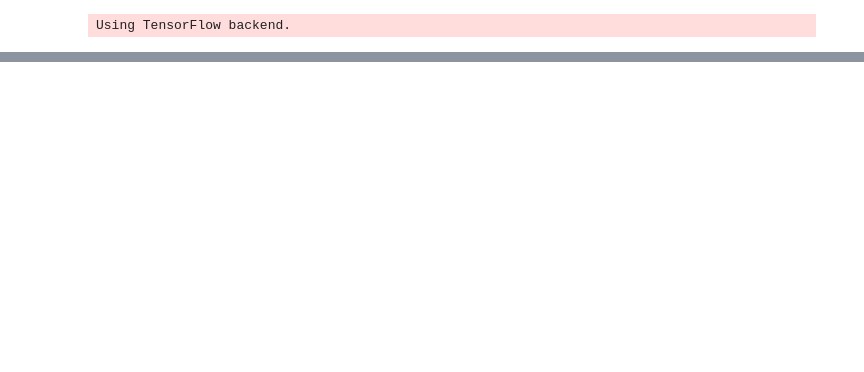
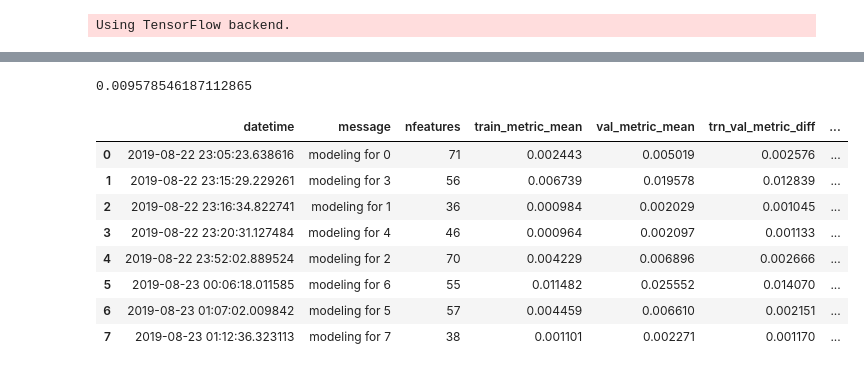
Before and after one commit to arhow/MolecularProperties, a Jupyter notebook: molecularproperties/select_features/process-queue-oof-scalar_coupling_constant3.ipynb, the cells around one changed output, grey strips where cells are left out. Saved outputs shown, nothing was run; the diff lists cells and outputs as text; code cells hidden in the pictures; blank space fills up the shorter version.

Commit message:
no message

```diff
--- a/molecularproperties/select_features/process-queue-oof-scalar_coupling_constant3.ipynb
+++ b/molecularproperties/select_features/process-queue-oof-scalar_coupling_constant3.ipynb
@@ -500,0 +202,6 @@ init 5 -1.236895026643203 -1.8522039705242035
+# %%
+#'scalar_coupling_constant', 'fc', 'sd','pso','dso'
+
+df_train = pd.merge(df_train2[['index', 'type', 'group', 'scalar_coupling_constant', 'fc', 'sd','pso','dso']+all_cols], df_train, how='left', on='index')
+df_train['y'] = df_train2['scalar_coupling_constant']
+df_test = pd.merge(df_test2[['index', 'type', 'group']+all_cols], df_test, how='left', on='index')
@@ -500,0 +220,28 @@ init 5 -1.236895026643203 -1.8522039705242035
+# %%
+oof_cols = ['oof_dso', 'oof_fc', 'oof_pso', 'oof_scalar_coupling_constant', 'oof_sd']
+# %%
+type_columns = [oof_cols+['tertiary_angle_0', 'inv_dist1R', 'd_4_3', 'yukawa_H.y', 'mulliken_atom_0', 'dist_to_type_mean', 'dist_O_0_x', 'atom_1_n_bonds', 'dist_to_type_1_mean', 'atom_1_bond_lengths_mean', 'dist_xyz', 'dist_C_0_y', 'd_3_2', 'atom_index_1_ hybridization', 'atom_index_1_cycle_size_mean', 'dist_O_0_y', 'eem_1', 'inv_distPE', 'd_4_2', 'inv_distPR', 'dist_no_bond_min_y', 'dist_H_2_x', 'dist_H_1_x', 'tertiary_distance_2', 'dist_C_3_x', 'dist_O_1_x', 'atom_1_bond_lengths_std', 'dist_C_2_y', 'dist_C_2_x', 'mulliken_atom_1', 'cos_center1', 'dist_O_1_y', 'tertiary_angle_3', 'dist_H_2_y', 'dist_N_0_y', 'dist_C_1_y', 'inv_dist1E', 'distance_y', 'tertiary_angle_2', 'dist_N_0_x', 'd_2_1', 'molecule_atom_index_0_dist_max_div', 'adC1', 'adN1', 'd_4_0', 'dist_C_3_y', 'atom_3', 'distC0', 'tertiary_distance_4', 'tertiary_angle_5', 'd_5_1', 'molecule_atom_index_1_dist_min_diff', 'dist_C_4_y', 'dist_H_0_y', 'cos_f0', 'd_5_0', 'tertiary_distance_3', 'd_5_2', 'tertiary_atom_1', 'dist_C_4_x', 'cos_c0_f0', 'atom_index_0_sv_3', 'rc_C', 'cos_f1', 'tertiary_angle_8', 'dist_O_2_y', 'max_molecule_atom_1_dist_xyz', 'dist_F_0_y', 'atom_index_1_ aromatic', 'tertiary_angle_26', 'type_0'],
+oof_cols+['dist_H_0_y', 'd_3_2', 'dist_C_0_y', 'atom_index_1_ aromatic', 'atom_1_bond_lengths_mean', 'bond_atom', 'inv_dist1R', 'd_3_1', 'mulliken_atom_0', 'dist_H_0_x', 'dist_O_0_y', 'dist_C_1_x', 'tertiary_angle_0', 'dist_C_1_y', 'vander_C.y', 'dist_H_1_y', 'mulliken_atom_1', 'inv_dist0R', 'd_1_0', 'tertiary_distance_0', 'tertiary_angle_2', 'atom_index_1_explicit_valence', 'dist_N_0_y', 'inv_distPR', 'dist_C_2_x', 'vander_H.x', 'd_4_2', 'atom_index_0_eigv_max', 'tertiary_distance_2', 'dist_H_1_x', 'dist_N_1_x', 'dist_C_3_x', 'cos_f0', 'atom_index_1_sv_2', 'max_molecule_atom_0_dist_xyz', 'd_2_1'],
+oof_cols+['tertiary_atom_0', 'inv_dist0', 'dist_no_bond_min_x', 'atom_index_1_ hybridization', 'tertiary_angle_0', 'tertiary_angle_1', 'dist_O_0_x', 'cos_c0', 'd_5_2', 'tertiary_atom_1', 'cos_f0', 'dist_H_0_x', 'd_3_1', 'atom_index_1_degree', 'dist_C_0_y', 'adC2', 'dist_C_3_x', 'vander_O.y', 'mulliken_atom_1', 'atom_7', 'tertiary_angle_2', 'd_2_1', 'atom_3', 'd_5_1', 'd_6_2', 'd_4_1', 'tertiary_atom_2', 'molecule_atom_index_1_dist_min_diff', 'd_4_2', 'dist_C_2_x', 'cos_c0_f0', 'd_6_0', 'dist_O_0_y', 'd_4_3', 'd_3_0', 'd_7_0', 'd_3_2', 'inv_dist0R', 'atom_8', 'dist_C_1_x', 'd_6_1', 'd_2_0', 'd_8_1', 'mulliken_atom_0', 'dist_N_0_x', 'atom_4', 'tertiary_distance_2', 'd_7_2', 'dist_C_0_x', 'atom_1_bond_lengths_mean', 'dist_C_1_y', 'bond_atom', 'd_7_1', 'd_4_0', 'distC0', 'atom_index_1_cycle_size_mean', 'cos_c0_c1', 'tertiary_angle_3', 'dist_O_1_x', 'atom_index_1_n_cycle', 'max_molecule_atom_0_dist_xyz', 'molecule_atom_index_0_dist_max_div', 'atom_5', 'gap', 'cos_c1', 'dist_N_0_y', 'd_6_3', 'dist_C_3_y', 'inv_distP', 'dist_C_4_y'],
+oof_cols+['cos_c0', 'd_4_3', 'cos_c0_c1', 'molecule_atom_index_0_dist_min_diff', 'tertiary_atom_1', 'd_3_2', 'd_1_0', 'dist_H_0_y', 'mulliken_atom_0', 'mulliken_atom_1', 'dist_N_0_x', 'link0', 'tertiary_atom_2', 'dist_C_1_y', 'dist_C_1_x', 'cos_f0', 'dist_C_0_y', 'cos_f1', 'd_3_1', 'tertiary_distance_1', 'dist_O_0_y', 'cos_f0_f1', 'adC1', 'd_5_3', 'inv_distP', 'edge_4', 'd_6_2', 'dist_N_0_y', 'tertiary_distance_2', 'dist_O_0_x', 'cos_c1_f1', 'd_3_0', 'd_5_2', 'dist_C_0_x', 'adN1', 'cos_c0_f0', 'd_4_1', 'max_distance_y', 'dist_C_2_y', 'atom_5', 'adC3', 'dist_to_type_1_mean', 'vander_H.x', 'dist_C_3_y', 'dist_H_3_x', 'molecule_atom_index_0_dist_max_div', 'atom_7', 'dist_C_3_x', 'd_5_1', 'dist_H_3_y', 'atom_index_0_eigv_max', 'atom_6', 'dist_H_2_x', 'atom_index_1_sv_0', 'molecule_atom_index_1_dist_std_div', 'link1'],
+oof_cols+['d_3_1', 'dist_H_1_x', 'd_5_0', 'd_4_0', 'yukawa_H.x', 'inv_dist0', 'd_6_0', 'd_4_1', 'cos_c0', 'atom_3', 'dist_C_0_y', 'molecule_atom_index_0_dist_std_div', 'cos_c0_c1', 'd_4_2', 'min_molecule_atom_0_dist_xyz', 'sd_molecule_atom_0_dist_xyz', 'd_2_1', 'adC2', 'd_3_0', 'dist_C_1_y', 'd_4_3', 'dist_H_0_x', 'vander_C.x', 'd_5_3', 'dist_H_1_y', 'tertiary_distance_3', 'd_2_0', 'dist_O_0_x', 'd_5_1', 'dist_O_0_y', 'adC3', 'inv_dist0R', 'dist_C_3_y', 'atom_index_1_ hybridization', 'cos_f0', 'dist_C_2_x', 'd_5_2', 'd_6_1', 'dist_C_0_x', 'atom_1_bond_lengths_min', 'mulliken_atom_1', 'distance_farthest_0', 'tertiary_distance_1', 'min_molecule_atom_1_dist_xyz', 'yukawa_O.y', 'atom_0_bond_lengths_max'],
+oof_cols+['tertiary_angle_0', 'd_2_1', 'cos_c0', 'atom_1_bond_lengths_mean', 'd_3_1', 'd_2_0', 'tertiary_distance_1', 'd_3_2', 'tertiary_angle_1', 'cos_f0', 'tertiary_distance_2', 'dist_C_0_x', 'dist_H_0_x', 'dist_C_2_x', 'dist_O_0_y', 'd_4_1', 'd_4_3', 'atom_index_1_cycle_size_mean', 'molecule_atom_index_0_dist_min_diff', 'tertiary_atom_2', 'atom_4', 'cos_c0_f0', 'tertiary_distance_3', 'd_3_0', 'dist_median_bond_y', 'd_5_2', 'adC3', 'atom_5', 'dist_H_1_x', 'molecule_atom_index_0_dist_min_div', 'gap', 'molecule_atom_index_1_dist_min_div', 'dist_O_0_x', 'cos_c1', 'dist_C_0_y', 'd_5_1', 'dist_N_0_y', 'dist_C_3_y', 'dist_no_bond_min_y', 'd_4_0', 'dist_N_0_x', 'd_4_2', 'max_molecule_atom_0_dist_xyz', 'cos_c0_c1', 'adC2', 'atom_index_1_n_cycle', 'd_5_0', 'd_6_1', 'dist_C_4_y', 'dist_O_1_y', 'd_7_2', 'tertiary_angle_2', 'd_6_2', 'mulliken_atom_1', 'atom_6', 'd_7_3', 'dist_O_1_x'],
+oof_cols+['cos_c0_c1', 'atom_4', 'atom_5', 'molecule_atom_index_0_dist_min_diff', 'cos_c1', 'max_molecule_atom_1_dist_xyz', 'dist_to_type_std', 'd_3_2', 'cos_c0', 'dist_O_0_x', 'd_4_3', 'atom_6', 'dist_O_0_y', 'tertiary_atom_1', 'dist_C_2_y', 'd_4_2', 'dist_C_1_y', 'atom_7', 'tertiary_angle_1', 'dist_H_0_y', 'dist_no_bond_min_y', 'distance_c1', 'dist_C_2_x', 'linkM0', 'd_6_2', 'dist_C_0_y', 'd_5_2', 'd_7_2', 'dist_C_3_y', 'd_6_0', 'dihedral', 'max_molecule_atom_0_dist_xyz', 'd_7_3', 'd_6_1', 'dist_H_1_y', 'tertiary_atom_2', 'd_4_0', 'tertiary_atom_0', 'tertiary_angle_3', 'dist_C_0_x', 'dist_to_type_0_mean', 'dist_N_0_y', 'd_4_1', 'cos_c1_f1', 'cos_f0', 'dist_xyz', 'adC2', 'd_5_3', 'cos_f0_f1', 'gap', 'd_7_0', 'cos_f1', 'tertiary_distance_1', 'molecule_atom_index_0_dist_max_diff', 'd_2_1'],
+oof_cols+['cos_c0', 'tertiary_distance_1', 'cos_c1', 'd_3_2', 'tertiary_angle_1', 'tertiary_angle_0', 'atom_1_n_bonds', 'tertiary_distance_2', 'd_2_1', 'tertiary_angle_2', 'd_4_0', 'molecule_atom_index_0_dist_min_div', 'd_2_0', 'dist_H_0_x', 'd_3_1', 'cos_c0_c1', 'mulliken_atom_1', 'd_8_3', 'd_4_1', 'dist_C_0_y', 'd_3_0', 'atom_index_1_cycle_size_mean', 'dist_C_1_x', 'dist_C_2_x', 'adC2', 'adC1', 'atom_1_bond_lengths_std', 'atom_index_1_n_cycle', 'd_4_2', 'cos_f0', 'd_5_2', 'dist_to_type_0_mean', 'dist_O_0_x', 'molecule_atom_index_0_dist_std_diff', 'd_5_1', 'tertiary_angle_3', 'd_6_2', 'd_7_3']]
+# %%
+mytrial=[]
+df_his, df_feature_importances, df_valid_pred, df_test_pred = pd.DataFrame(), pd.DataFrame(),pd.DataFrame(),pd.DataFrame()
+for t in  df_train.type.unique().tolist():
+
+    param = base_param.copy()
+    param['columns'] = type_columns[t]
+
+    df_his_i, df_feature_importances_i, df_valid_pred_i, df_test_pred_i =  sk_process(df_train[df_train['type']==t].reset_index(drop=True), param, f'modeling for {t}', df_test=df_test[df_test['type']==t].reset_index(drop=True), trial=mytrial, is_output_feature_importance=False, trial_level=1)
+    df_his = pd.concat([df_his, df_his_i], axis=0)
+    df_feature_importances = pd.concat([df_feature_importances, df_feature_importances_i], axis=0)
+    df_valid_pred = pd.concat([df_valid_pred, df_valid_pred_i], axis=0)
+    df_test_pred = pd.concat([df_test_pred, df_test_pred_i], axis=0)
+
+
+df_valid_pred = df_valid_pred.sort_values(by=['index']).reset_index(drop=True)
+df_test_pred = df_test_pred.sort_values(by=['index']).reset_index(drop=True)
@@ -500,0 +255,18 @@ init 5 -1.236895026643203 -1.8522039705242035
+# %%
+#dso
+df_trial = pd.DataFrame(mytrial)
+df_trial['trn_val_metric_diff_rate'] = df_trial['trn_val_metric_diff'] / df_trial['train_metric_mean']
+df_trial['log_val_mae'] = df_trial['val_metric_mean'].apply(lambda x : np.log(x))
+print(mean_absolute_error(df_valid_pred.sort_values(by=['index']).reset_index(drop=True).predict.values, df_train.reset_index(drop=True).y.values))
+df_trial[['datetime', 'message', 'nfeatures', 'train_metric_mean', 'val_metric_mean', 'trn_val_metric_diff', 'trn_val_metric_diff_rate', 'message', 'log_val_mae']]
+# %% [output]
+0.009578546187112865
+|  | datetime | message | nfeatures | train_metric_mean | val_metric_mean | trn_val_metric_diff | ... |
+| 0 | 2019-08-22 23:05:23.638616 | modeling for 0 | 71 | 0.002443 | 0.005019 | 0.002576 | ... |
+| 1 | 2019-08-22 23:15:29.229261 | modeling for 3 | 56 | 0.006739 | 0.019578 | 0.012839 | ... |
+| 2 | 2019-08-22 23:16:34.822741 | modeling for 1 | 36 | 0.000984 | 0.002029 | 0.001045 | ... |
+| 3 | 2019-08-22 23:20:31.127484 | modeling for 4 | 46 | 0.000964 | 0.002097 | 0.001133 | ... |
+| 4 | 2019-08-22 23:52:02.889524 | modeling for 2 | 70 | 0.004229 | 0.006896 | 0.002666 | ... |
+| 5 | 2019-08-23 00:06:18.011585 | modeling for 6 | 55 | 0.011482 | 0.025552 | 0.014070 | ... |
+| 6 | 2019-08-23 01:07:02.009842 | modeling for 5 | 57 | 0.004459 | 0.006610 | 0.002151 | ... |
+| 7 | 2019-08-23 01:12:36.323113 | modeling for 7 | 38 | 0.001101 | 0.002271 | 0.001170 | ... |
```
Also changed, not shown: parts of 38 cells of this notebook, 1 other file.
